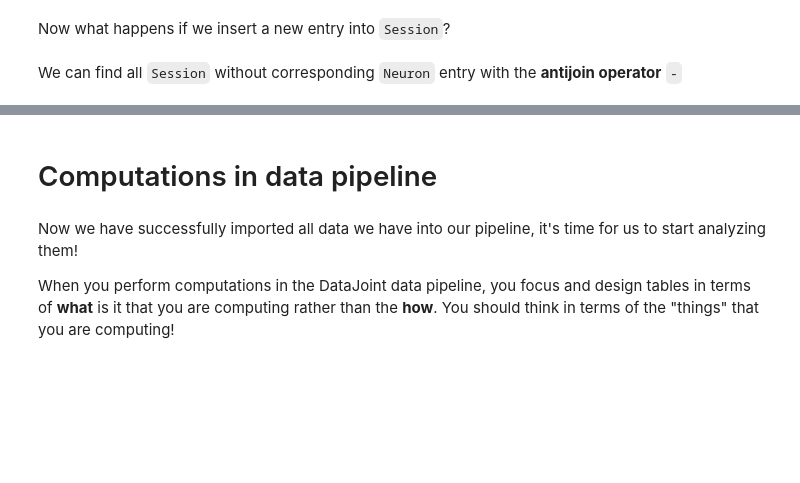
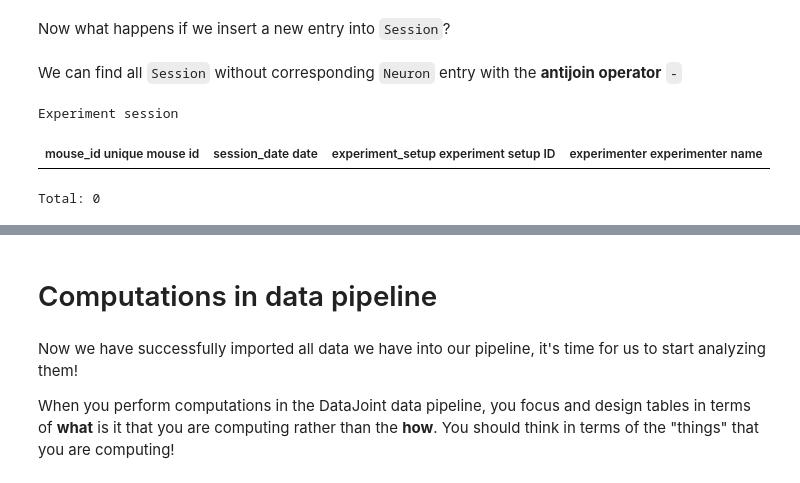
Before and after one commit to datajoint/neuronex_workshop_2018, a Jupyter notebook: julia/02-Imported and Computed Tables.ipynb, the cells around one changed output, grey strips where cells are left out. Drawn from its saved outputs; the diff is of its cells as text; code cells hidden in the pictures; blank space fills up the shorter version.

Commit message:
code improvements, further down on 02-Imported and Computed Tables.ipynb

```diff
--- a/julia/02-Imported and Computed Tables.ipynb
+++ b/julia/02-Imported and Computed Tables.ipynb
@@ -426,5 +420,9 @@ Session.insert1({
 We can find all `Session` without corresponding `Neuron` entry with the **antijoin operator** `-`
 # %%
 # select all Session entries *without* a corresponding entry in Neuron
-Session - Neuron
+session - neuron
+# %% [output]
+Experiment session
+| mouse_id unique mouse id | session_date date | experiment_setup experiment setup ID | experimenter experimenter name |
+Total: 0
 # %%
```
Also changed, not shown: parts of 12 cells of this notebook, 1 other file.
